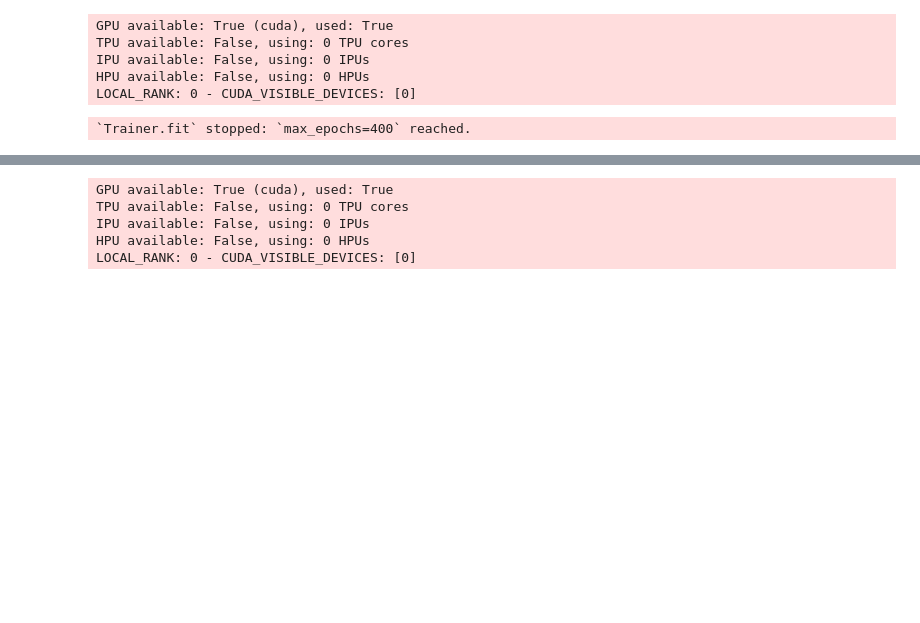
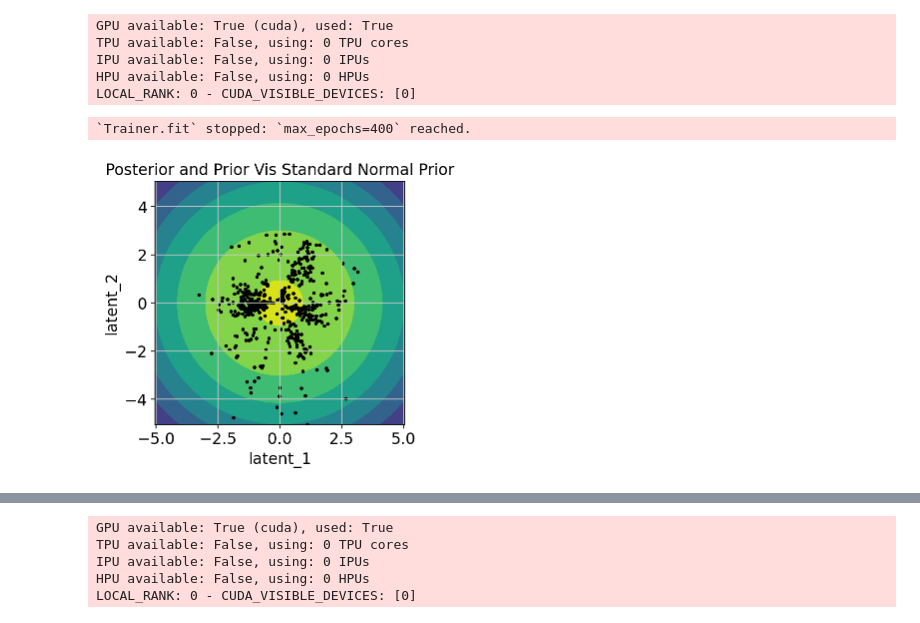
Before and after one commit to LeanderDiazBone/BachelorThesis, a Jupyter notebook: posterior_visualization.ipynb, the cells around one changed output, grey strips where cells are left out. Saved outputs shown, nothing was run; the diff lists cells and outputs as text; code cells hidden in the pictures; blank space fills up the shorter version.

```diff
--- a/posterior_visualization.ipynb
+++ b/posterior_visualization.ipynb
@@ -44,6 +44,10 @@ IPU available: False, using: 0 IPUs
 HPU available: False, using: 0 HPUs
 LOCAL_RANK: 0 - CUDA_VISIBLE_DEVICES: [0]
 `Trainer.fit` stopped: `max_epochs=400` reached.
+# %%
+posteriorVisualization(adata, vaeSN, "Standard Normal")
+# %% [output]
+[figure, added]
 # %%
 vaeN = trainModelPostVis(adata, "normal", 400)
 # %% [output]
```
Also changed, not shown: parts of 14 cells of this notebook, 18 other files.
